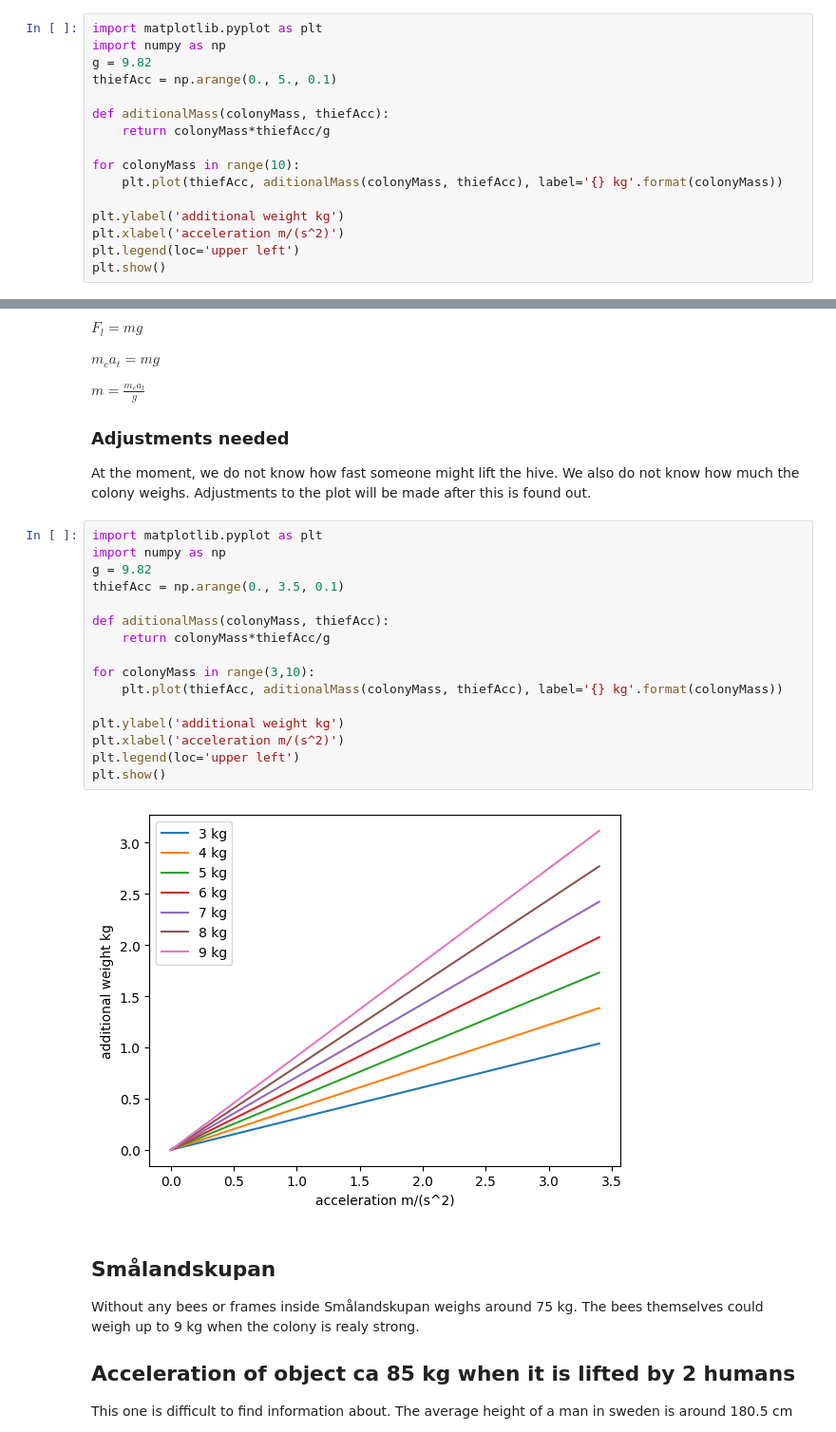
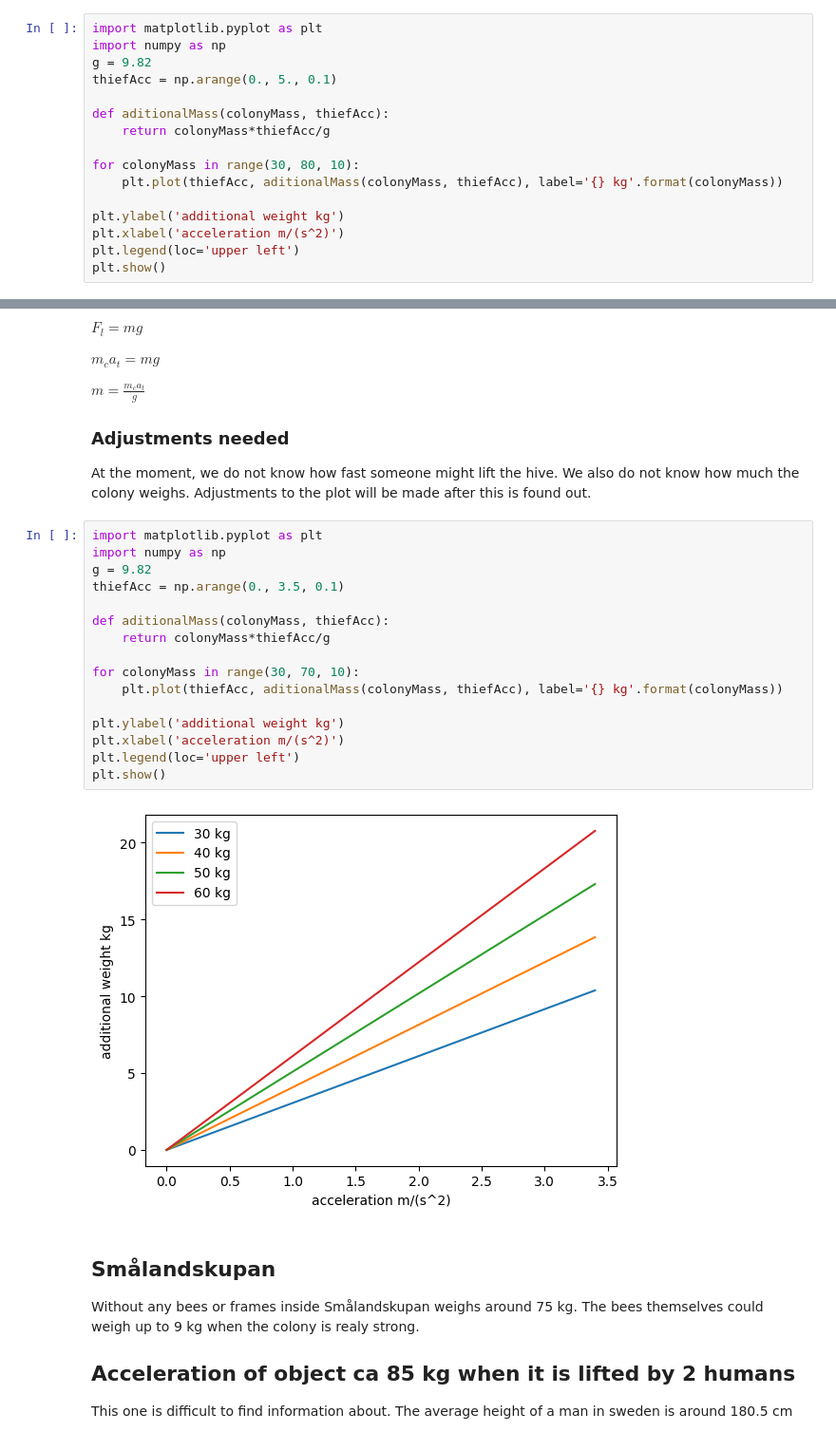
Before and after one commit to elinbjorck/Beehive_theft_detection, a Jupyter notebook: liftPlot.ipynb, the cells around one changed output, grey strips where cells are left out. Shown at 95% size. Drawn from its saved outputs; the diff is of its cells as text.

```diff
--- a/liftPlot.ipynb
+++ b/liftPlot.ipynb
@@ -7,7 +7,7 @@ thiefAcc = np.arange(0., 5., 0.1)
 def aditionalMass(colonyMass, thiefAcc):
     return colonyMass*thiefAcc/g
 
-for colonyMass in range(10):
+for colonyMass in range(30, 80, 10):
     plt.plot(thiefAcc, aditionalMass(colonyMass, thiefAcc), label='{} kg'.format(colonyMass))
 
 plt.ylabel('additional weight kg')
@@ -43,21 +43,21 @@ At the moment, we do not know how fast someone might lift the hive. We also do n
 # %%
 import matplotlib.pyplot as plt
 import numpy as np
 g = 9.82
 thiefAcc = np.arange(0., 3.5, 0.1)
 
 def aditionalMass(colonyMass, thiefAcc):
     return colonyMass*thiefAcc/g
 
-for colonyMass in range(3,10):
+for colonyMass in range(30, 70, 10):
     plt.plot(thiefAcc, aditionalMass(colonyMass, thiefAcc), label='{} kg'.format(colonyMass))
 
 plt.ylabel('additional weight kg')
 plt.xlabel('acceleration m/(s^2)')
 plt.legend(loc='upper left')
 plt.show()
 # %% [output]
-[figure, old version]
+[figure, new version]
 # %% [markdown]
 ## Smålandskupan
 
```
Also changed, not shown: parts of 1 cell of this notebook, 1 other file.
